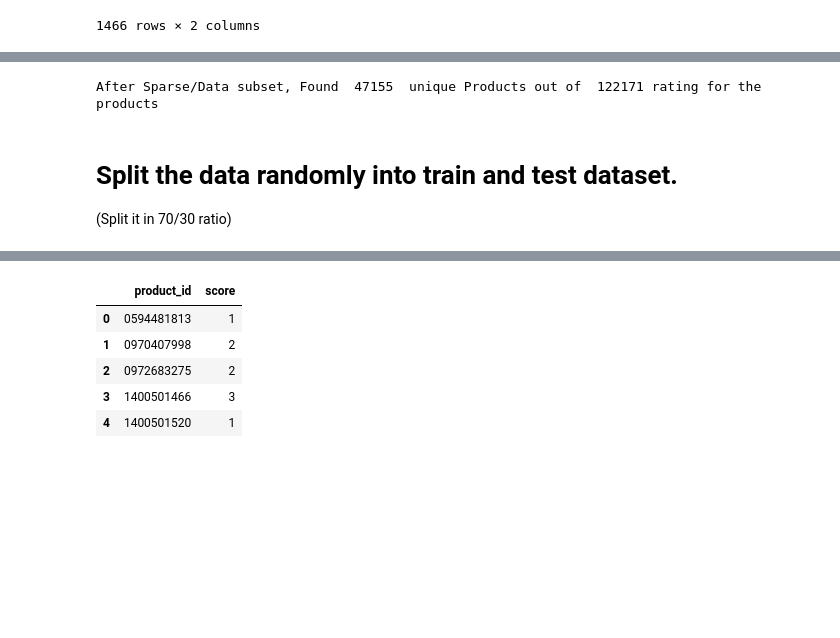
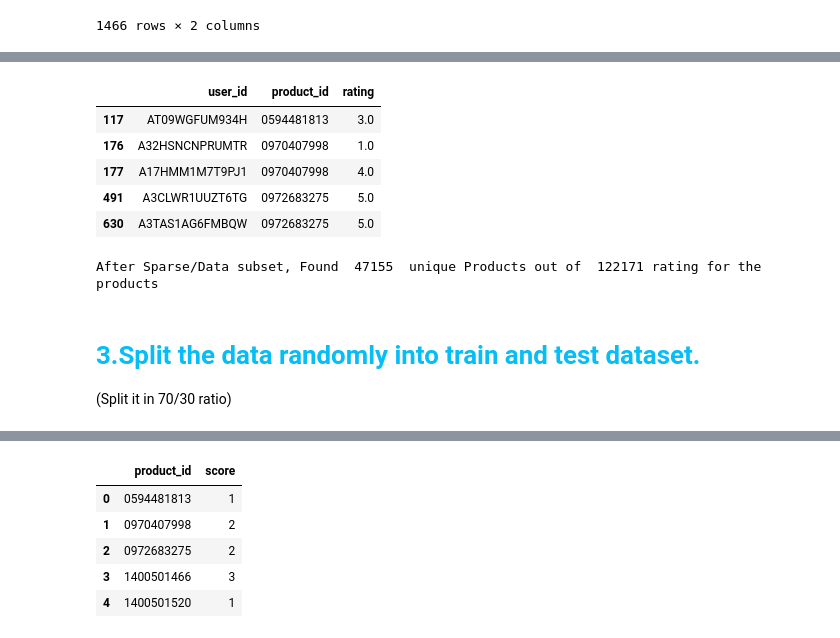
Before and after one commit to jpthirumalai/aiml, a Jupyter notebook: Project-RecommenderSystem/Project-RecommenderSystem-Thiru.ipynb, the cells around one changed output, grey strips where cells are left out. Cells and saved outputs as stored; diff of their text form; code cells hidden in the pictures; blank space fills up the shorter version.

```diff
--- a/Project-RecommenderSystem/Project-RecommenderSystem-Thiru.ipynb
+++ b/Project-RecommenderSystem/Project-RecommenderSystem-Thiru.ipynb
@@ -102,5 +150,12 @@ plt.show()
 # %%
-sparse_elec_df.head(20)
+sparse_elec_df.head()
+# %% [output]
+|  | user_id | product_id | rating |
+| 117 | AT09WGFUM934H | 0594481813 | 3.0 |
+| 176 | A32HSNCNPRUMTR | 0970407998 | 1.0 |
+| 177 | A17HMM1M7T9PJ1 | 0970407998 | 4.0 |
+| 491 | A3CLWR1UUZT6TG | 0972683275 | 5.0 |
+| 630 | A3TAS1AG6FMBQW | 0972683275 | 5.0 |
 # %%
 #Unique products we are considering
 products = sparse_elec_df['product_id'].unique()
@@ -108,8 +163,8 @@ print('After Sparse/Data subset, Found ',len(products),' unique Products out of
 # %% [output]
 After Sparse/Data subset, Found  47155  unique Products out of  122171 rating for the products
 # %% [markdown]
-# Split the data randomly into train and test dataset.
-(Split it in 70/30 ratio)
+# <font color="#07bdf5">3.Split the data randomly into train and test dataset.
+(Split it in 70/30 ratio)</font>
 # %%
 from sklearn.model_selection import train_test_split
 # %%
```
Also changed, not shown: parts of 104 cells of this notebook.
